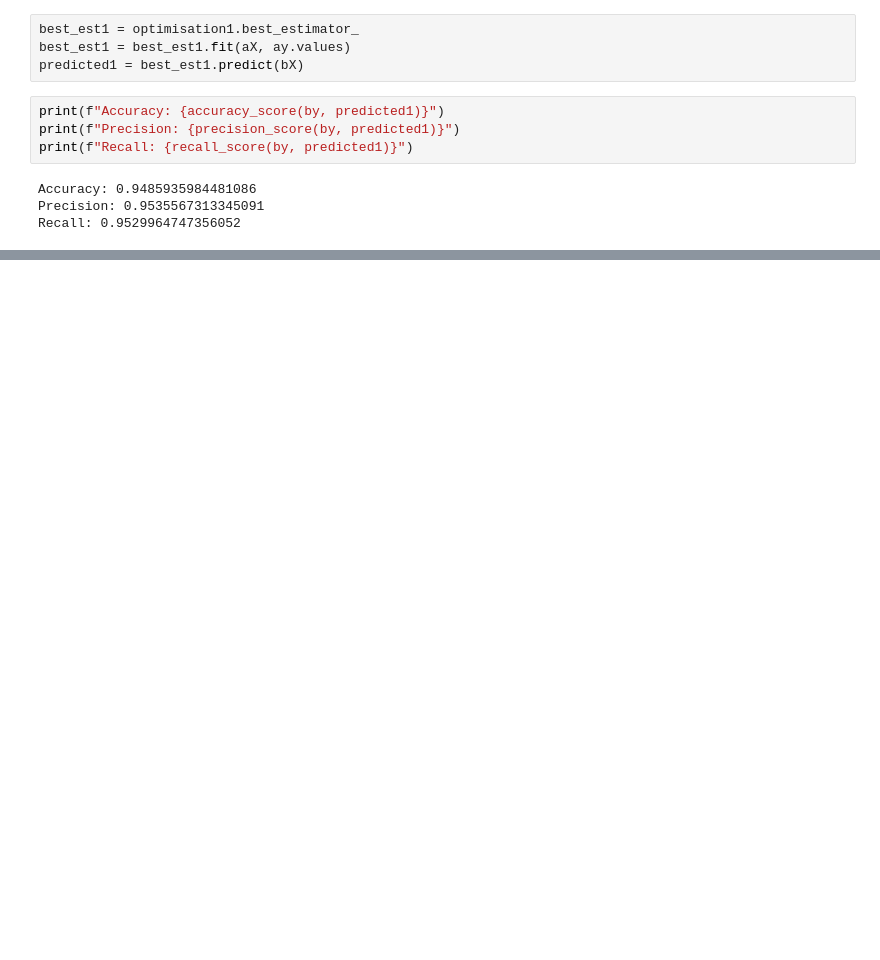
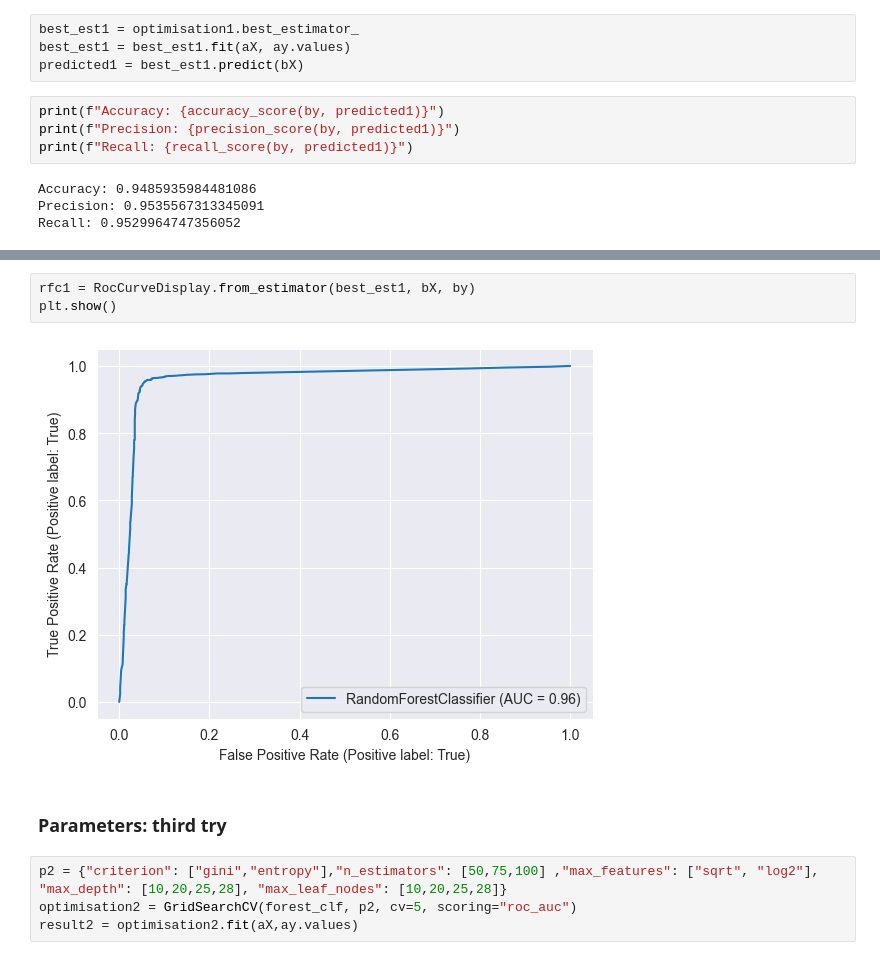
Before and after one commit to drizzle021/IAU_zadanie, a Jupyter notebook: Abraham_Levardy_IAU-faza_2.ipynb, the cells around one changed output, grey strips where cells are left out. Saved outputs shown, nothing was run; the diff lists cells and outputs as text; blank space fills up the shorter version.

```diff
--- a/Abraham_Levardy_IAU-faza_2.ipynb
+++ b/Abraham_Levardy_IAU-faza_2.ipynb
@@ -1238,0 +1282,11 @@ print(scores1.var(ddof=1))
+# %%
+rfc1 = RocCurveDisplay.from_estimator(best_est1, bX, by)
+plt.show()
+# %% [output]
+[figure, added]
+# %% [markdown]
+### Parameters: third try
+# %%
+p2 = {"criterion": ["gini","entropy"],"n_estimators": [50,75,100] ,"max_features": ["sqrt", "log2"], "max_depth": [10,20,25,28], "max_leaf_nodes": [10,20,25,28]}
+optimisation2 = GridSearchCV(forest_clf, p2, cv=5, scoring="roc_auc")
+result2 = optimisation2.fit(aX,ay.values)
```
Also changed, not shown: parts of 92 cells of this notebook.
